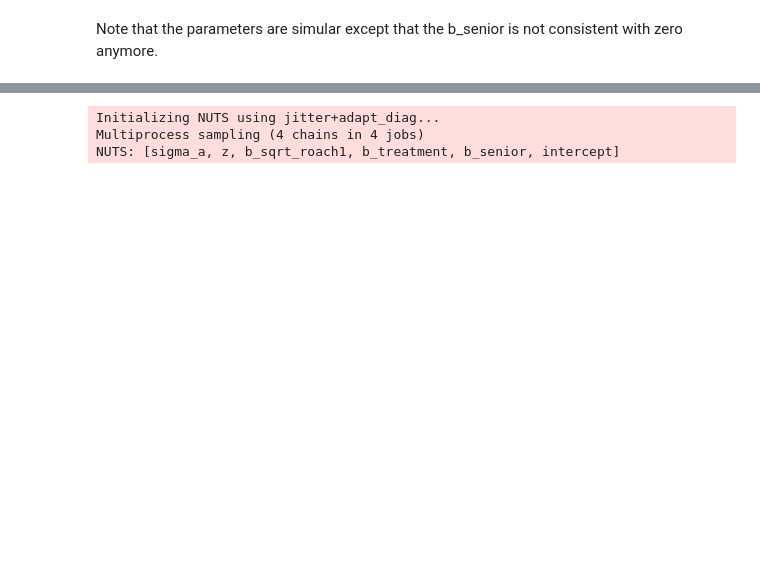
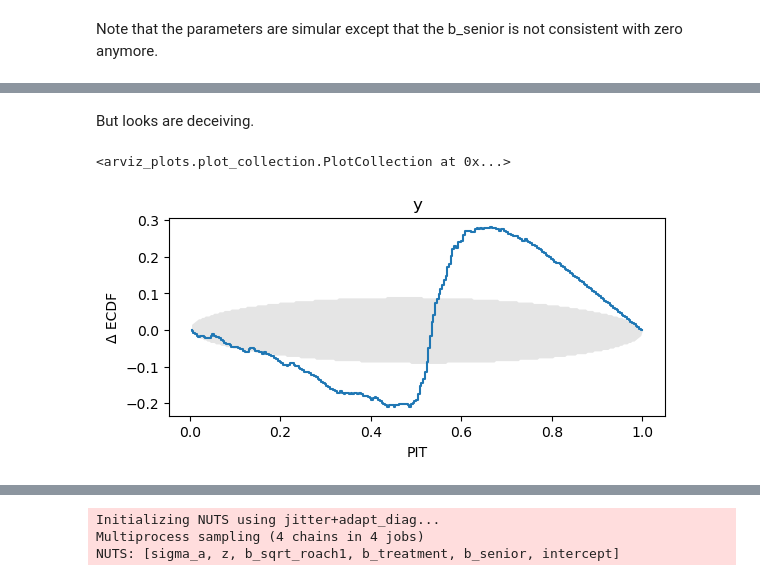
Before and after one commit to DrEntropy/BDA3_Study, a Jupyter notebook: roachescv.ipynb, the cells around one changed output, grey strips where cells are left out. Saved outputs shown, nothing was run; the diff lists cells and outputs as text; code cells hidden in the pictures; blank space fills up the shorter version.

```diff
--- a/roachescv.ipynb
+++ b/roachescv.ipynb
@@ -366,0 +372,7 @@ Sampling: [y]
+# %% [markdown]
+But looks are deceiving.
+# %%
+azp.plot_ppc_pit(pp_vi, var_names = 'y')
+# %% [output]
+<arviz_plots.plot_collection.PlotCollection at 0x...>
+[figure, added]
```
Also changed, not shown: parts of 31 cells of this notebook.
